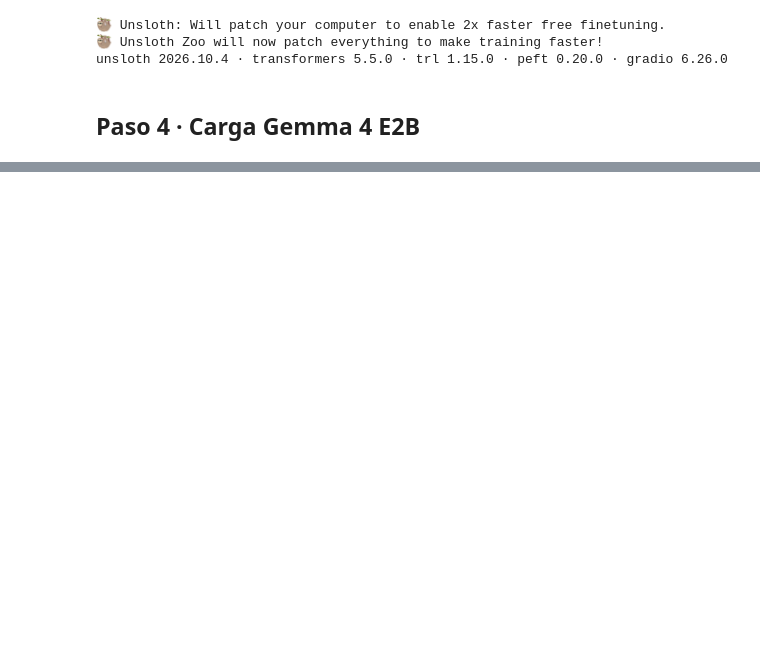
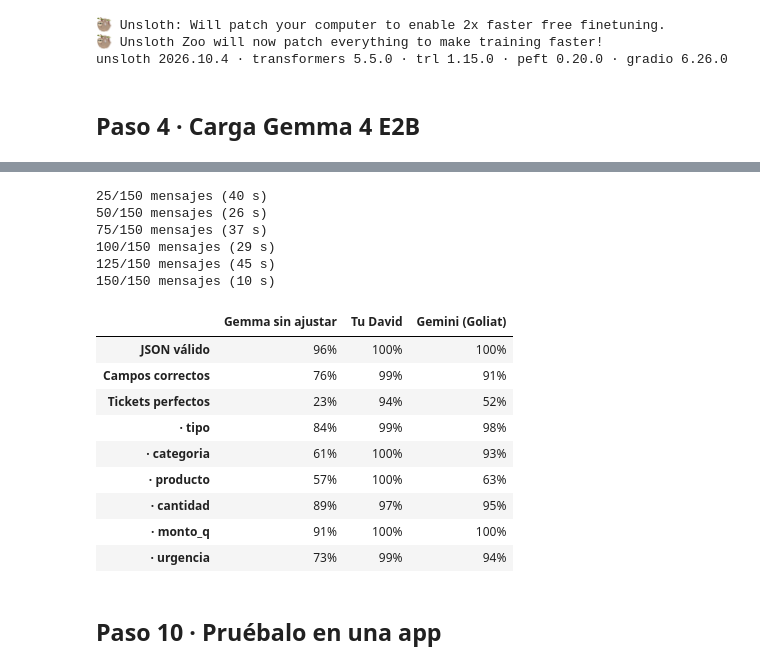
Before and after one commit to ykro/codelabs-2027, a Jupyter notebook: entrena-tu-david/solucion/entrena_tu_david.ipynb, the cells around one changed output, grey strips where cells are left out. Saved outputs shown, nothing was run; the diff lists cells and outputs as text; code cells hidden in the pictures; blank space fills up the shorter version.

Commit message:
entrena-tu-david: corrida final en T4, dataset coherente, prompt explícito, GGUF del adaptador y ajustes de la evaluación

```diff
--- a/entrena-tu-david/solucion/entrena_tu_david.ipynb
+++ b/entrena-tu-david/solucion/entrena_tu_david.ipynb
@@ -494,0 +386,46 @@ Unsloth: convert model to ollama format by running - ollama create model_name -f
+# %%
+# Opcional: si no tienes llave de AI Studio, esta celda solo avisa y puedes seguir al paso 10.
+from google import genai
+from google.colab import userdata
+
+MODELO_GEMINI = "gemini-3.8-flash"  # si llegas al límite del día: "gemini-3.5-flash-lite"
+try:
+    cliente = genai.Client(api_key=userdata.get("GEMINI_API_KEY"))
+except Exception:
+    cliente = None
+    print("No encontré GEMINI_API_KEY en los secretos de Colab (o no le diste acceso). Salta este paso.")
+
+if cliente:
+    INSTRUCCIONES = (PROMPT.split("\n\nMensaje:")[0] + "\nVas a recibir varios mensajes numerados. "
+                     "Responde con un arreglo JSON: un ticket por mensaje, en el mismo orden.")
+    respuestas_gemini = []
+    for i in range(0, len(test), 25):  # 25 mensajes por solicitud: 6 solicitudes en total
+        grupo = test[i:i + 25]
+        lista = "\n".join(f"{n}. {r['mensaje']}" for n, r in enumerate(grupo, 1))
+        inicio = time.time()
+        r = cliente.models.generate_content(model=MODELO_GEMINI, contents=f"{INSTRUCCIONES}\n\nMensajes:\n{lista}",
+                                            config={"response_mime_type": "application/json", "temperature": 0})
+        tickets = json.loads(r.text)[:len(grupo)]
+        respuestas_gemini += [json.dumps(t, ensure_ascii=False) for t in tickets] + [""] * (len(grupo) - len(tickets))
+        print(f"{len(respuestas_gemini)}/{len(test)} mensajes ({time.time() - inicio:.0f} s)")
+    gemini = calificar(respuestas_gemini, test)
+    display(tabla(**{"Gemma sin ajustar": base, "Tu David": david, "Gemini (Goliat)": gemini}))
+# %% [output]
+25/150 mensajes (40 s)
+50/150 mensajes (26 s)
+75/150 mensajes (37 s)
+100/150 mensajes (29 s)
+125/150 mensajes (45 s)
+150/150 mensajes (10 s)
+|  | Gemma sin ajustar | Tu David | Gemini (Goliat) |
+| JSON válido | 96% | 100% | 100% |
+| Campos correctos | 76% | 99% | 91% |
+| Tickets perfectos | 23% | 94% | 52% |
+| · tipo | 84% | 99% | 98% |
+| · categoria | 61% | 100% | 93% |
+| · producto | 57% | 100% | 63% |
+| · cantidad | 89% | 97% | 95% |
+| · monto_q | 91% | 100% | 100% |
+| · urgencia | 73% | 99% | 94% |
+# %% [markdown]
+## Paso 10 · Pruébalo en una app
```
Also changed, not shown: parts of 46 cells of this notebook, 19 other files.
